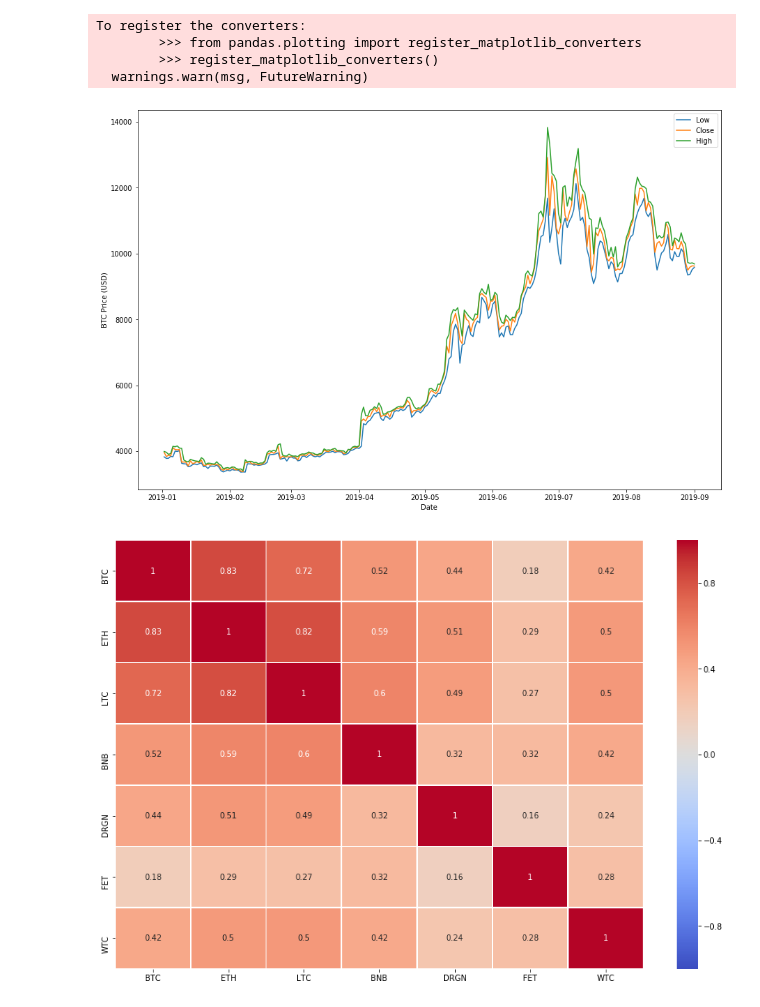
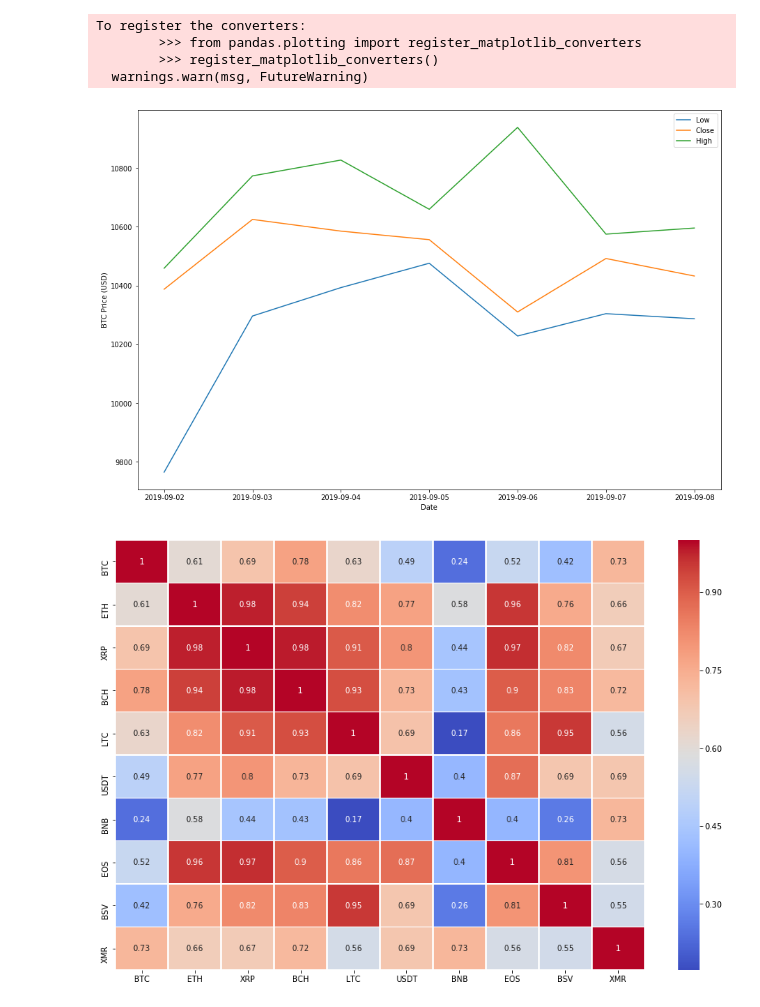
Before and after one commit to hilljtm/sfund, a Jupyter notebook: CryptoOHLC.ipynb, the cells around one changed output. Drawn from its saved outputs; the diff is of its cells as text; code cells hidden in the pictures.

```diff
--- a/CryptoOHLC.ipynb
+++ b/CryptoOHLC.ipynb
@@ -47,7 +47,7 @@ def get_df(from_date, to_date):
         df.sort_index(ascending=False, inplace=True)
         return df
 # %%
-df = get_df(1546300800, 1567364829)
+df = get_df(1567296000, 1567961028)
 # %%
 fig, ax = plt.subplots(figsize=(15, 10))
 ax.plot(df[['low', 'close', 'high']])
@@ -59,7 +59,7 @@ To register the converters:
         >>> from pandas.plotting import register_matplotlib_converters
         >>> register_matplotlib_converters()
   warnings.warn(msg, FutureWarning)
-[figure, old version]
+[figure, new version]
 # %%
 def get_data_spec(coin, date, time_period):
     """query api for historical data starting from "date"."""
@@ -84,11 +84,11 @@ def get_df_spec(time_period, coin, from_date, to_date):
     df.rename(columns={'close':coin}, inplace=True)
     return df[coin]
 # %%
-coins = ['BTC', 'ETH', 'LTC', 'BNB', 'DRGN', 'FET', 'WTC']
+coins = ['BTC', 'ETH', 'XRP', 'BCH', 'LTC', 'USDT', 'BNB', 'EOS', 'BSV', 'XMR']
 # %%
 holder = []
-from_date = 1546300800 # 08-01-2019
-to_date = 1567364829   # Today
+from_date = 1567296000 # 09-01-2019
+to_date = 1567961028   # Today
 time_period = 'histoday'
 for coin in coins:
     holder.append(get_df_spec(time_period, coin, from_date, to_date))
@@ -99,6 +99,6 @@ df = df.divide(df.shift())-1
 # %%
 import seaborn as sns
 plt.figure(figsize=(15,10))
-sns.heatmap(df.corr(), vmin=-1, annot=True, linewidth=0.5, cmap='coolwarm');
+sns.heatmap(df.corr(), annot=True, linewidth=0.5, cmap='coolwarm');
 # %% [output]
-[figure, old version]
+[figure, new version]
```
Also changed, not shown: parts of 1 cell of this notebook.
